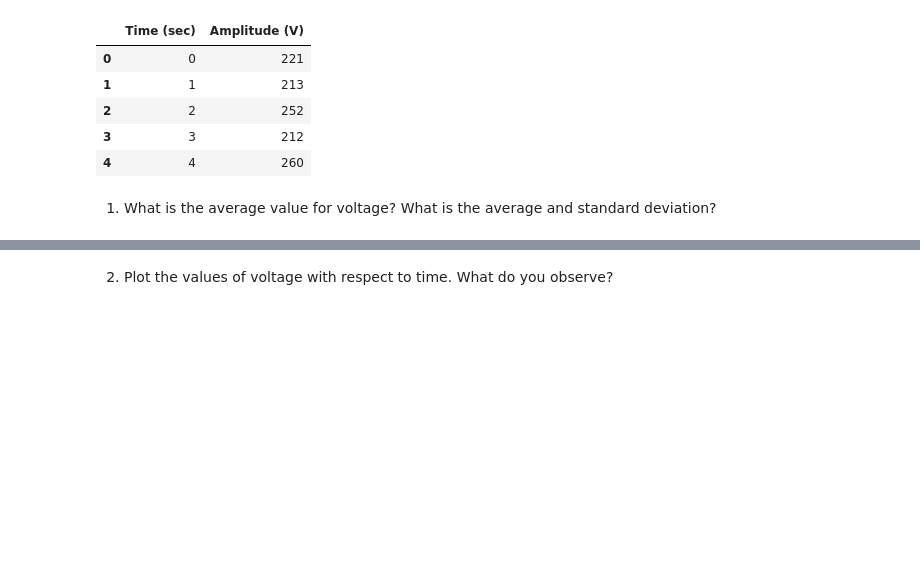
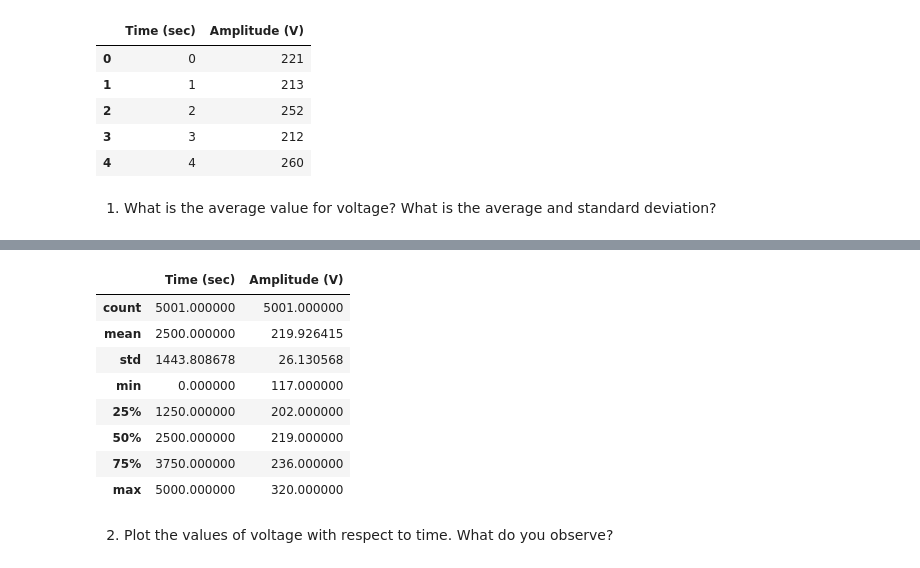
Before and after one commit to leon-pscl/CPE027-pscl, a Jupyter notebook: Seatwork3/Group6_Seatwork3_CPE027.ipynb, the cells around one changed output, grey strips where cells are left out. Cells and saved outputs as stored; diff of their text form; code cells hidden in the pictures; blank space fills up the shorter version.

```diff
--- a/Seatwork3/Group6_Seatwork3_CPE027.ipynb
+++ b/Seatwork3/Group6_Seatwork3_CPE027.ipynb
@@ -46,3 +49,15 @@ print(f"Standard Deviation: {std_voltage:.4f} V")
+# %%
+df.describe()
+# %% [output]
+|  | Time (sec) | Amplitude (V) |
+| count | 5001.000000 | 5001.000000 |
+| mean | 2500.000000 | 219.926415 |
+| std | 1443.808678 | 26.130568 |
+| min | 0.000000 | 117.000000 |
+| 25% | 1250.000000 | 202.000000 |
+| 50% | 2500.000000 | 219.000000 |
+| 75% | 3750.000000 | 236.000000 |
+| max | 5000.000000 | 320.000000 |
 # %% [markdown]
 2. Plot the values of voltage with respect to time. What do you observe?
 # %%
```
Also changed, not shown: parts of 6 cells of this notebook.
